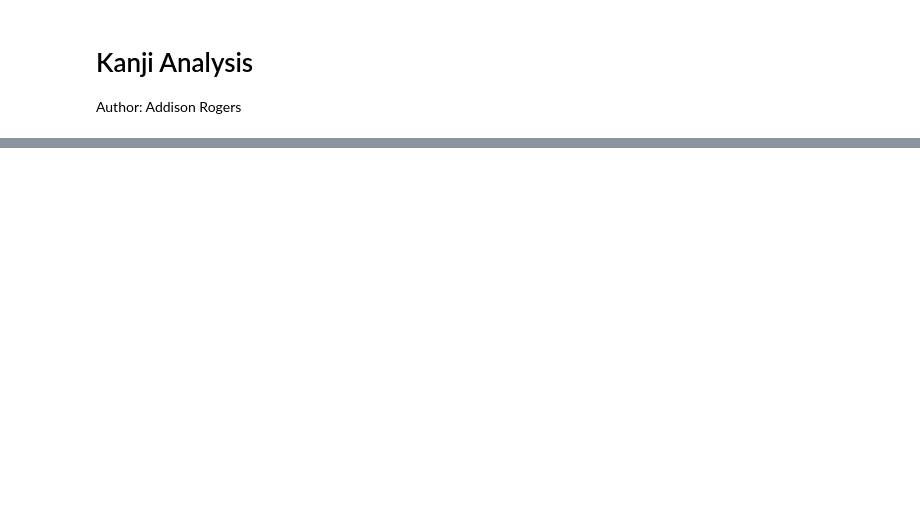
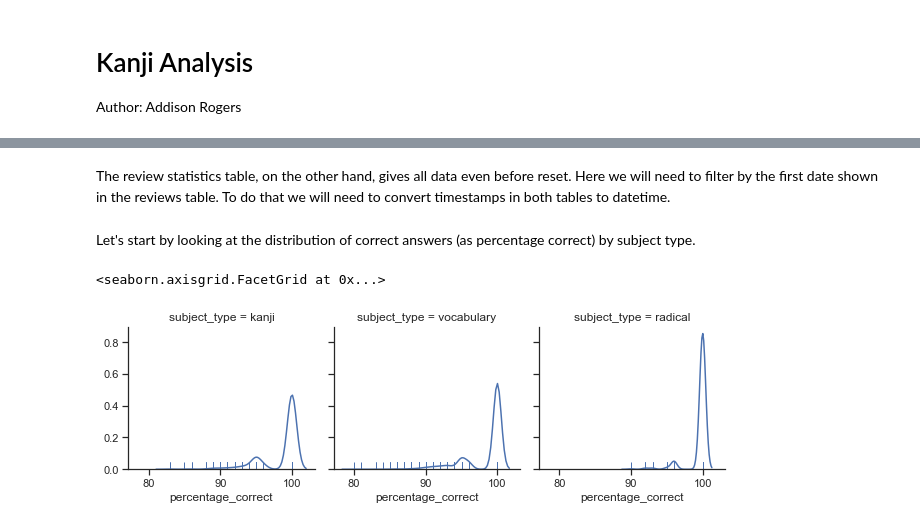
Before and after one commit to addRogers/kanji-analysis, a Jupyter notebook: kanji_analysis.ipynb, the cells around one changed output, grey strips where cells are left out. Cells and saved outputs as stored; diff of their text form; code cells hidden in the pictures; blank space fills up the shorter version.

Commit message:
Plots
Signed-off-by: addRog <69536651+addRogers@users.noreply.github.com>

```diff
--- a/kanji_analysis.ipynb
+++ b/kanji_analysis.ipynb
@@ -6,12 +6,5 @@ import pandas as pd
 
 assignments_df = pd.read_csv('data/assignments.csv')
 level_df = pd.read_csv('data/level_progressions.csv')
-resets_df = pd.read_csv('data/resets.csv')
-reviewstats_df = pd.read_csv('data/review_statistics.csv')
+stats_df = pd.read_csv('data/review_statistics.csv')
 reviews_df = pd.read_csv('data/reviews.csv')
-# %%
-import seaborn as sns
-sns.set()
-
-resets_df.head()
-# This was when I did a reset; but I did not begin WK again until much later! So this table does not work.
@@ -27,0 +37,22 @@ Name: created_at, dtype: object
+# %% [markdown]
+The review statistics table, on the other hand, gives all data even before reset. Here we will
+need to filter by the first date shown in the reviews table. To do that we will need to convert
+timestamps in both tables to datetime.
+# %%
+reviews_df['created_at'] = pd.to_datetime(reviews_df['created_at'])
+stats_df['created_at'] = pd.to_datetime(stats_df['created_at'])
+# %%
+stats_df = stats_df[(stats_df['created_at'] > '2019')]
+# %% [markdown]
+Let's start by looking at the distribution of correct answers (as percentage correct) by subject type.
+# %%
+import seaborn as sns
+import matplotlib.pyplot as plt
+import numpy as np
+sns.set(style='ticks')
+
+g = sns.FacetGrid(stats_df, col = 'subject_type')
+g.map(sns.distplot, 'percentage_correct', rug=True, hist=False)
+# %% [output]
+<seaborn.axisgrid.FacetGrid at 0x...>
+[figure, added]
```
Also changed, not shown: parts of 11 cells of this notebook.
